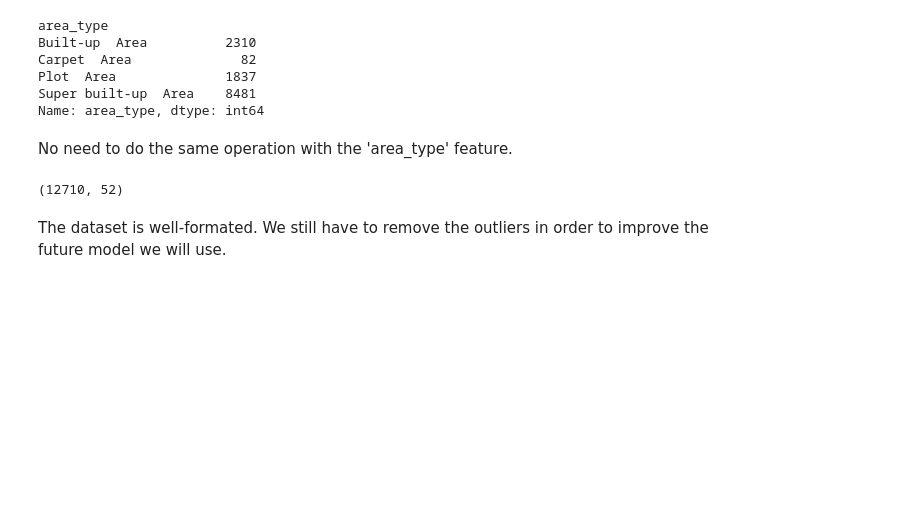
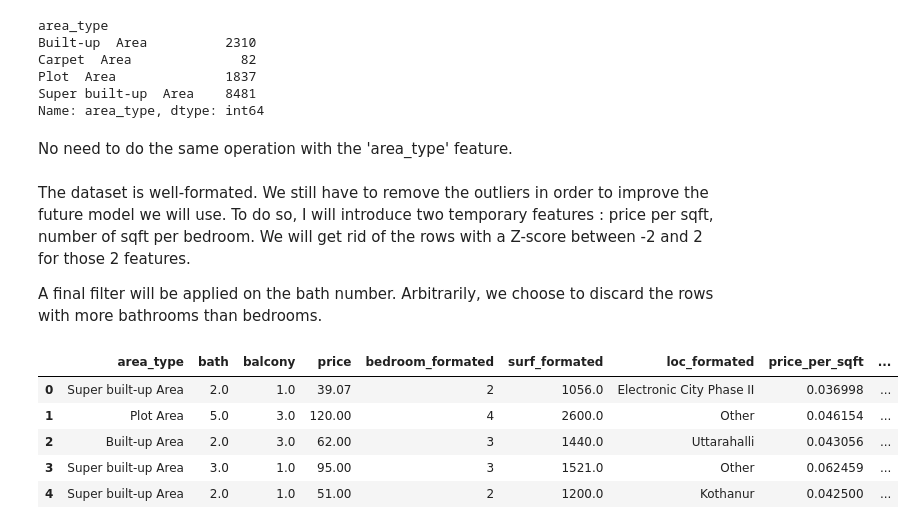
Before and after one commit to Clement1103/data_science_projects, a Jupyter notebook: house_price_prediction.ipynb, the cells around one changed output. Saved outputs shown, nothing was run; the diff lists cells and outputs as text; code cells hidden in the pictures; blank space fills up the shorter version.

```diff
--- a/house_price_prediction.ipynb
+++ b/house_price_prediction.ipynb
@@ -240,8 +224,17 @@ dummies_var = pd.get_dummies(df5[['loc_formated','area_type']], drop_first = Tru
-# %%
-dummies_var.shape
-# %% [output]
-(12710, 52)
-# %%
-df6 = pd.concat([df6.drop('area_type', axis = 'columns'), dummies_var], axis = 'columns')
+# %%
+df6['price_per_sqft'] = df6.price / df6.surf_formated
+df6['area_per_bedroom'] = df6.surf_formated / df6.bedroom_formated
 # %% [markdown]
-The dataset is well-formated. We still have to remove the outliers in order to improve the future model we will use.
+The dataset is well-formated. We still have to remove the outliers in order to improve the future model we will use. To do so, I will introduce two temporary features : price per sqft, number of sqft per bedroom. We will get rid of the rows with a Z-score between -2 and 2 for those 2 features.
+
+
+A final filter will be applied on the bath number. Arbitrarily, we choose to discard the rows with more bathrooms than bedrooms.
+# %%
+df6.head()
+# %% [output]
+|  | area_type | bath | balcony | price | bedroom_formated | surf_formated | loc_formated | price_per_sqft | ... |
+| 0 | Super built-up Area | 2.0 | 1.0 | 39.07 | 2 | 1056.0 | Electronic City Phase II | 0.036998 | ... |
+| 1 | Plot Area | 5.0 | 3.0 | 120.00 | 4 | 2600.0 | Other | 0.046154 | ... |
+| 2 | Built-up Area | 2.0 | 3.0 | 62.00 | 3 | 1440.0 | Uttarahalli | 0.043056 | ... |
+| 3 | Super built-up Area | 3.0 | 1.0 | 95.00 | 3 | 1521.0 | Other | 0.062459 | ... |
+| 4 | Super built-up Area | 2.0 | 1.0 | 51.00 | 2 | 1200.0 | Kothanur | 0.042500 | ... |
```
Also changed, not shown: parts of 19 cells of this notebook, 1 other file.
